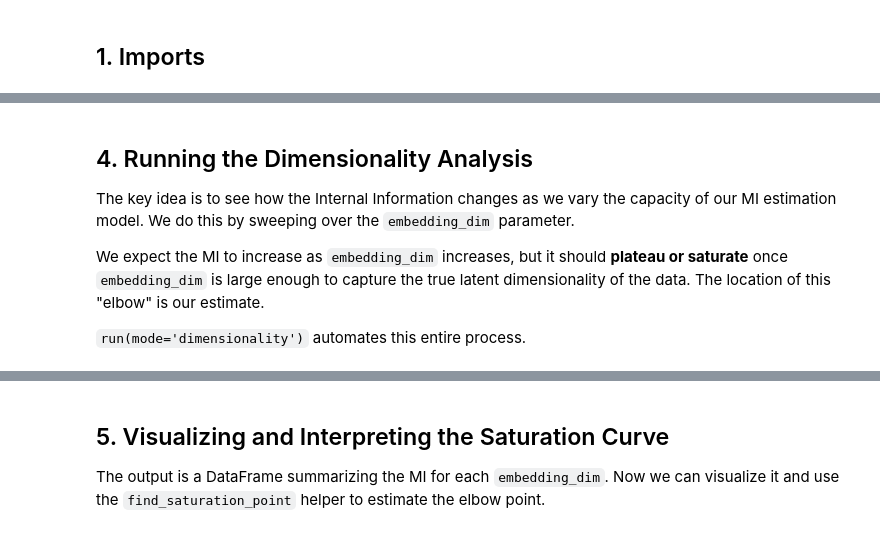
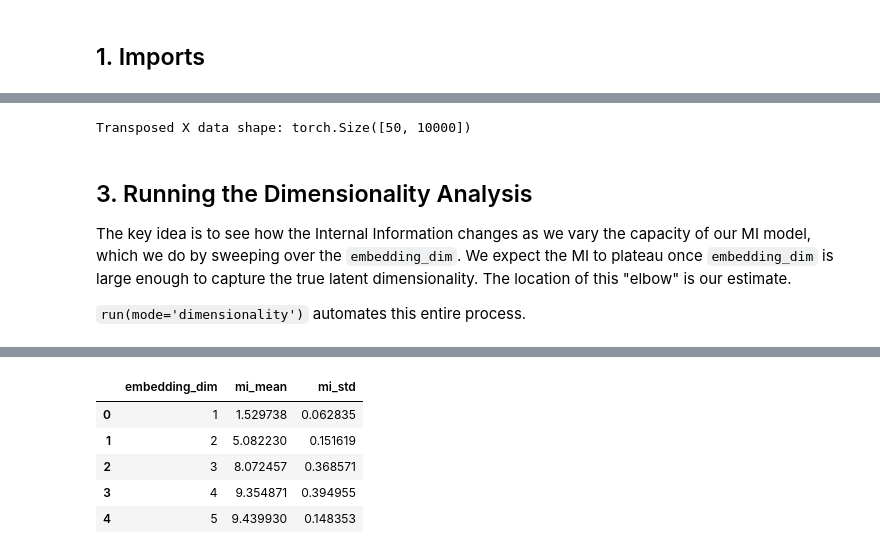
Before and after one commit to eslam-abdelaleem/NeuralMI, a Jupyter notebook: tutorials/03_dimensionality.ipynb, the cells around one changed output, grey strips where cells are left out. Drawn from its saved outputs; the diff is of its cells as text; code cells hidden in the pictures.

```diff
--- a/tutorials/03_dimensionality.ipynb
+++ b/tutorials/03_dimensionality.ipynb
@@ -42,30 +26,28 @@ Our goal is to see if the library can analyze the 50-dimensional data and correc
 # %%
 # --- Dataset Parameters ---
 n_samples = 10000
-true_latent_dim = 4      # The ground truth we want to recover
+true_latent_dim = 3      # The ground truth we want to recover
 observed_dim = 50        # The number of "neurons" we observe
 mi_between_latents = 3.0 # Strength of correlation in the latent space
 
-# --- Generate Data ---
-# We only need a single variable 'x_data' for this analysis.
-x_data, _ = nmi.datasets.generate_nonlinear_from_latent(
+# --- Generate Raw 2D Data ---
+x_raw, _ = nmi.datasets.generate_nonlinear_from_latent(
     n_samples=n_samples,
     latent_dim=true_latent_dim,
     observed_dim=observed_dim,
     mi=mi_between_latents
 )
 
-# Reshape for the library: [n_samples, n_channels, n_features]
-# Here, 'observed_dim' corresponds to our channels.
-x_data = x_data.reshape(n_samples, observed_dim, 1)
+# Transpose from (samples, channels) to (channels, samples/timepoints)
+x_raw_transposed = x_raw.T
 
-print(f"Generated X data shape: {x_data.shape}")
+print(f"Transposed X data shape: {x_raw_transposed.shape}")
+# %% [output]
+Transposed X data shape: torch.Size([50, 10000])
 # %% [markdown]
-## 4. Running the Dimensionality Analysis
+## 3. Running the Dimensionality Analysis
 
-The key idea is to see how the Internal Information changes as we vary the capacity of our MI estimation model. We do this by sweeping over the `embedding_dim` parameter.
-
-We expect the MI to increase as `embedding_dim` increases, but it should **plateau or saturate** once `embedding_dim` is large enough to capture the true latent dimensionality of the data. The location of this "elbow" is our estimate.
+The key idea is to see how the Internal Information changes as we vary the capacity of our MI model, which we do by sweeping over the `embedding_dim`. We expect the MI to plateau once `embedding_dim` is large enough to capture the true latent dimensionality. The location of this "elbow" is our estimate.
 
 `run(mode='dimensionality')` automates this entire process.
 # %%
@@ -80,16 +62,18 @@ sweep_grid = {
     'embedding_dim': [1, 2, 3, 4, 5, 6, 8, 10, 12, 16, 20]
 }
 
-# Run the analysis
-dim_results_df = nmi.run(
-    x_data=x_data,
-    # y_data is not needed for this mode
+# Run the analysis directly on the transposed raw data
+dim_results = nmi.run(
+    x_data=x_raw_transposed,
     mode='dimensionality',
+    processor_type='continuous',
+    processor_params={'window_size': 1},
     base_params=base_params,
     sweep_grid=sweep_grid,
-    # n_splits controls how many random channel splits to average over, the more the merrier
-    n_splits=5,
-    n_workers=4
+    n_splits=10, # Average over 5 random channel splits
+    # n_workers=4,
+    random_seed=42
 )
 
-display(dim_results_df.head())
+display(dim_results.dataframe.head())
+# %% [output]
@@ -96,4 +111,6 @@ display(dim_results_df.head())
+|  | embedding_dim | mi_mean | mi_std |
+| 0 | 1 | 1.529738 | 0.062835 |
+| 1 | 2 | 5.082230 | 0.151619 |
+| 2 | 3 | 8.072457 | 0.368571 |
+| 3 | 4 | 9.354871 | 0.394955 |
+| 4 | 5 | 9.439930 | 0.148353 |
-# %% [markdown]
-## 5. Visualizing and Interpreting the Saturation Curve
-
-The output is a DataFrame summarizing the MI for each `embedding_dim`. Now we can visualize it and use the `find_saturation_point` helper to estimate the elbow point.
```
Also changed, not shown: parts of 11 cells of this notebook, 6 other files.
